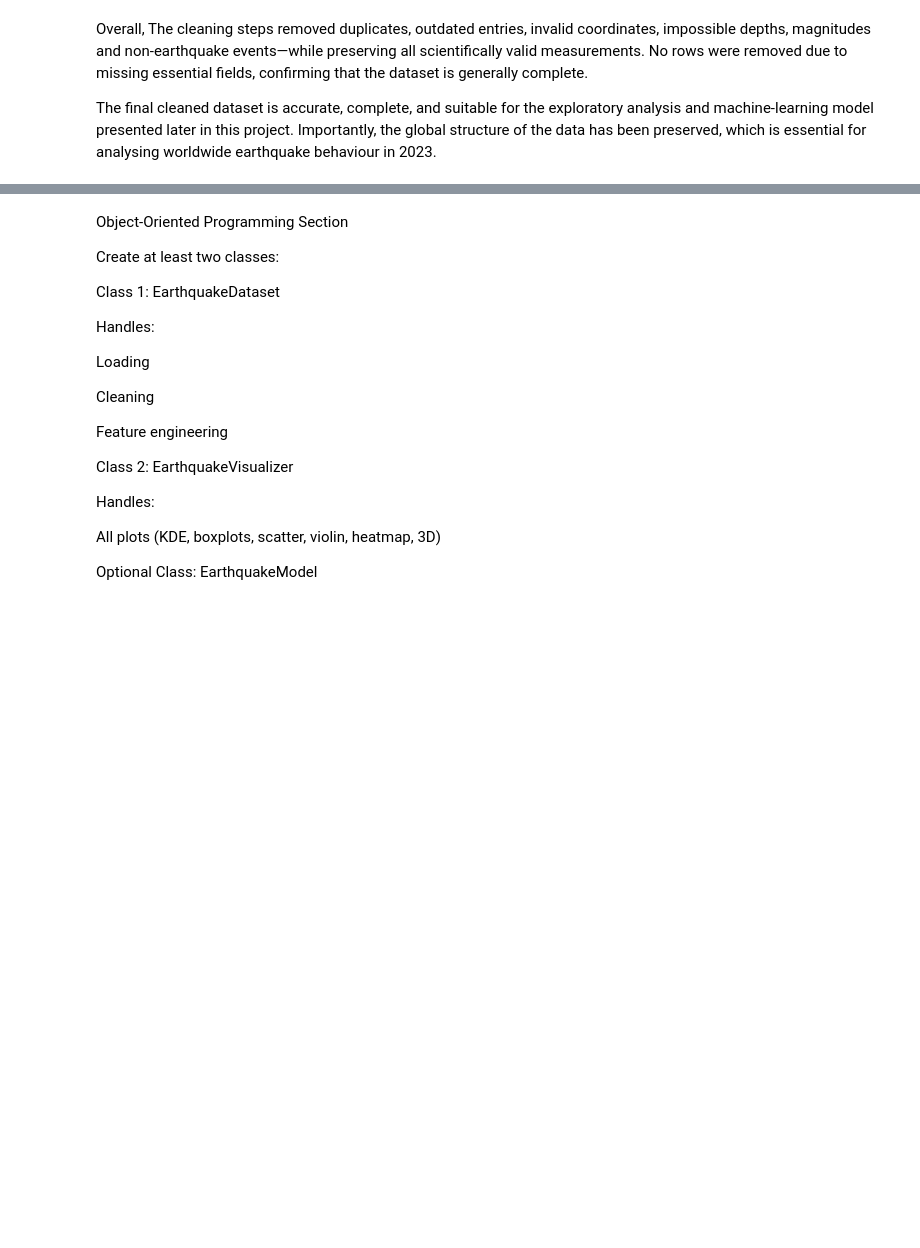
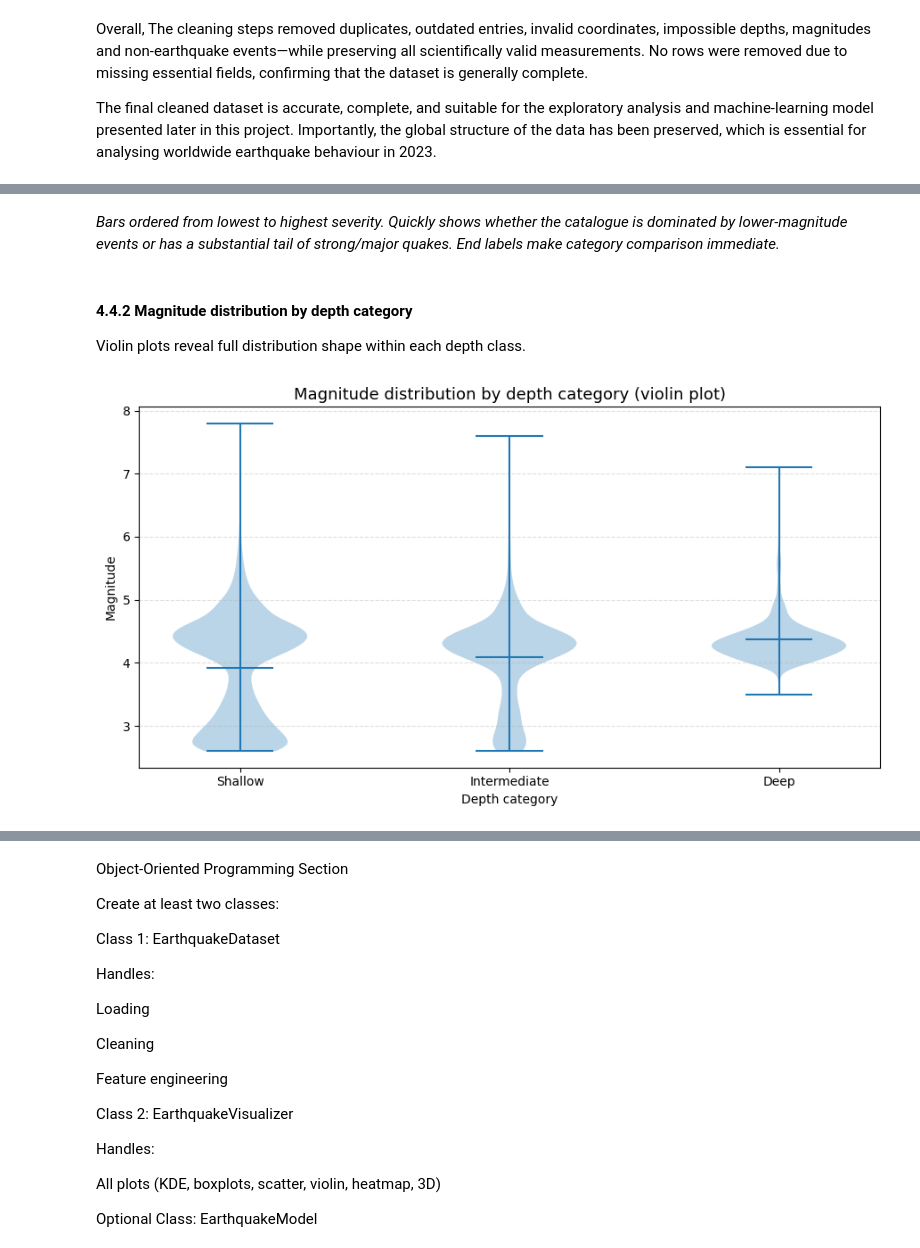
Before and after one commit to DanPenso/earthquake-data-analysis, a Jupyter notebook: earthquake_analysis.ipynb, the cells around one changed output, grey strips where cells are left out. Cells and saved outputs as stored; diff of their text form; code cells hidden in the pictures; blank space fills up the shorter version.

```diff
--- a/earthquake_analysis.ipynb
+++ b/earthquake_analysis.ipynb
@@ -843,0 +783,21 @@ section also supports reproducibility: any future update of the 2023 catalogue
+# %% [markdown]
+*Bars ordered from lowest to highest severity. Quickly shows whether the catalogue is dominated by lower-magnitude events or has a substantial tail of strong/major quakes. End labels make category comparison immediate.*
+# %% [markdown]
+#### 4.4.2 Magnitude distribution by depth category
+Violin plots reveal full distribution shape within each depth class.
+# %%
+plt.figure(figsize=(9, 5))
+data = [
+    featured_eq_df[featured_eq_df["depth_category"] == cat]["mag"].dropna()
+    for cat in ["shallow", "intermediate", "deep"]
+]
+plt.violinplot(data, showmeans=True, showextrema=True)
+plt.title("Magnitude distribution by depth category (violin plot)", fontsize=13)
+plt.xlabel("Depth category")
+plt.ylabel("Magnitude")
+plt.xticks([1, 2, 3], ["Shallow", "Intermediate", "Deep"])
+plt.grid(axis="y", linestyle="--", alpha=0.4)
+plt.tight_layout()
+plt.show()
+# %% [output]
+[figure, added]
```
Also changed, not shown: parts of 35 cells of this notebook.
